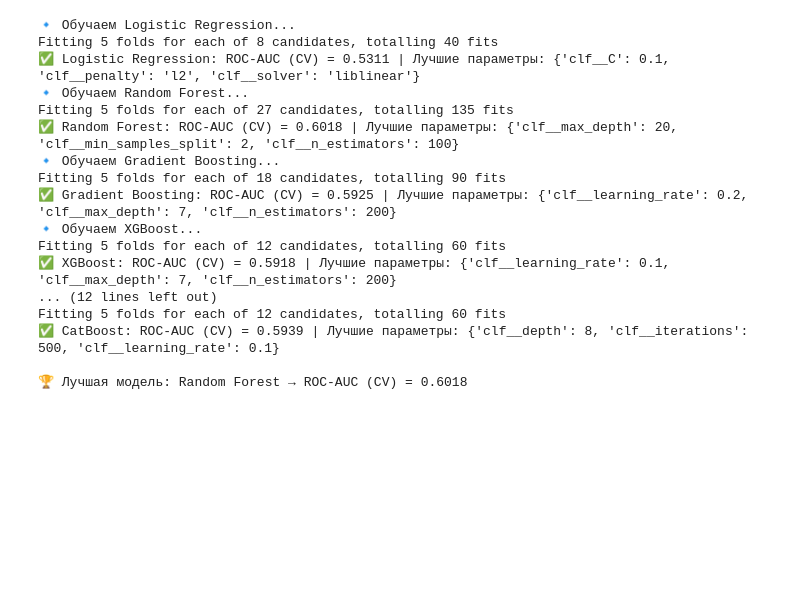
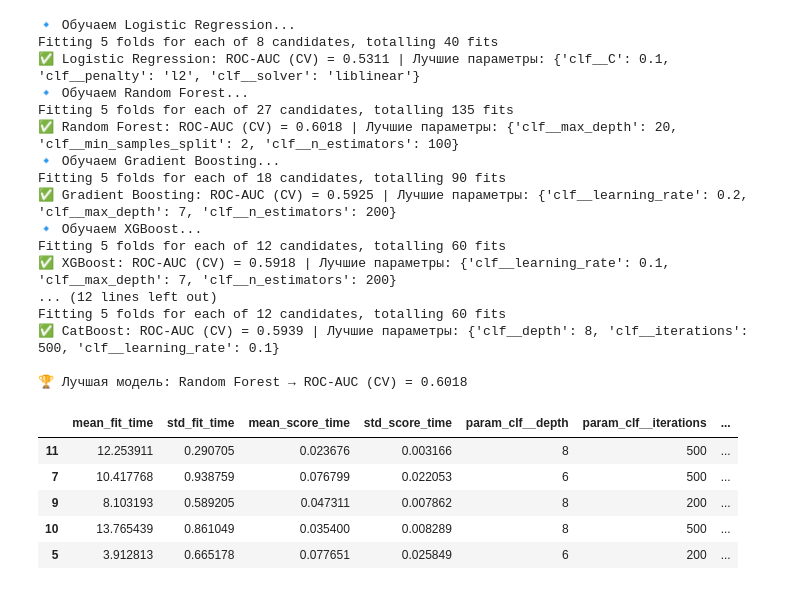
Before and after one commit to Malentaaa/heart_attack_project, a Jupyter notebook: project_heart_attack.ipynb, the cells around one changed output. Drawn from its saved outputs; the diff is of its cells as text; code cells hidden in the pictures; blank space fills up the shorter version.

```diff
--- a/project_heart_attack.ipynb
+++ b/project_heart_attack.ipynb
@@ -1339,3 +1339,13 @@ Fitting 5 folds for each of 12 candidates, totalling 60 fits
 ✅ CatBoost: ROC-AUC (CV) = 0.5939 | Лучшие параметры: {'clf__depth': 8, 'clf__iterations': 500, 'clf__learning_rate': 0.1}
 
 🏆 Лучшая модель: Random Forest → ROC-AUC (CV) = 0.6018
+# %%
+top_results = pd.DataFrame(grid.cv_results_).sort_values('rank_test_score').head()
+top_results
+# %% [output]
+|  | mean_fit_time | std_fit_time | mean_score_time | std_score_time | param_clf__depth | param_clf__iterations | ... |
+| 11 | 12.253911 | 0.290705 | 0.023676 | 0.003166 | 8 | 500 | ... |
+| 7 | 10.417768 | 0.938759 | 0.076799 | 0.022053 | 6 | 500 | ... |
+| 9 | 8.103193 | 0.589205 | 0.047311 | 0.007862 | 8 | 200 | ... |
+| 10 | 13.765439 | 0.861049 | 0.035400 | 0.008289 | 8 | 500 | ... |
+| 5 | 3.912813 | 0.665178 | 0.077651 | 0.025849 | 6 | 200 | ... |
```
